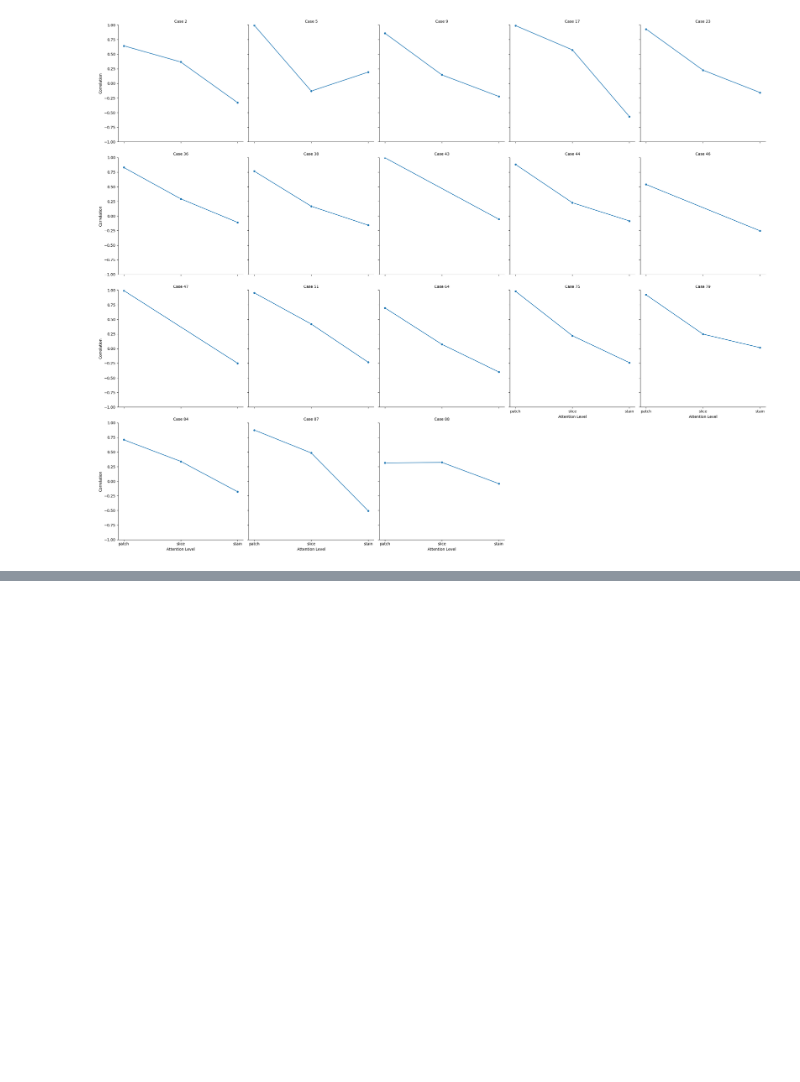
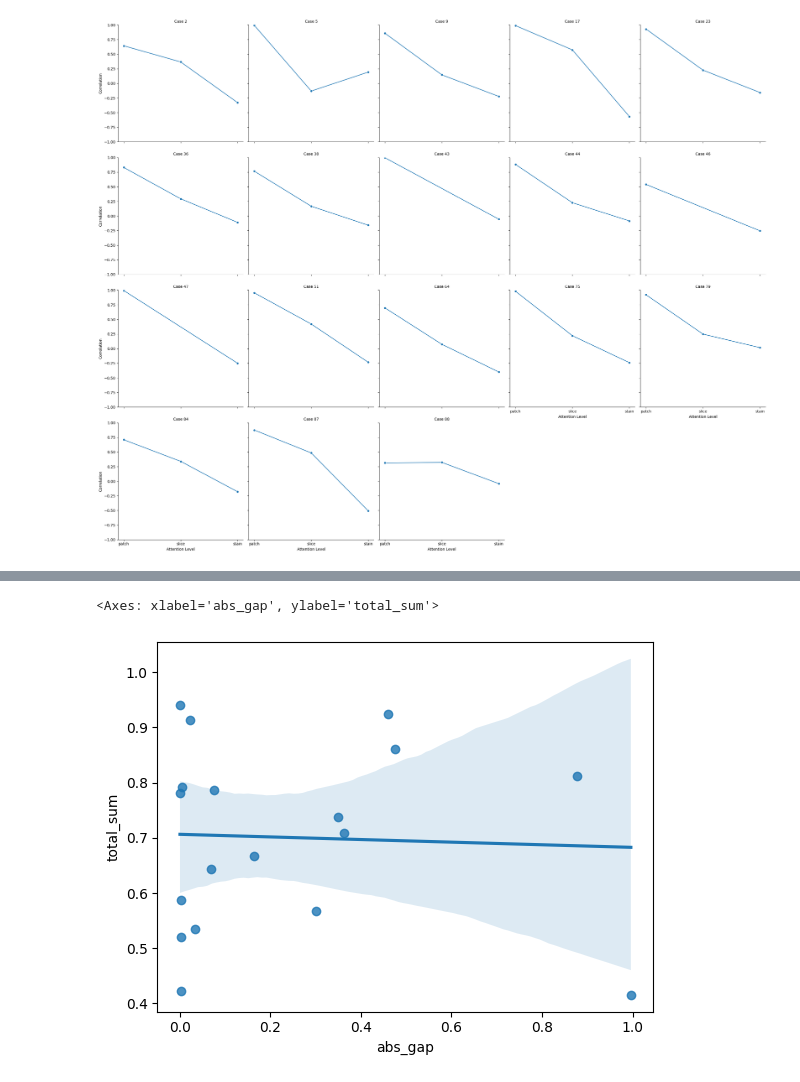
Before and after one commit to arvindkrishna87/STAT390_CMIL_Fall2025, a Jupyter notebook: Code/MIL/MIL_trainer_17Nov_Luna/visualize_predictions.ipynb, the cells around one changed output, grey strips where cells are left out. Drawn from its saved outputs; the diff is of its cells as text; code cells hidden in the pictures; blank space fills up the shorter version.

```diff
--- a/Code/MIL/MIL_trainer_17Nov_Luna/visualize_predictions.ipynb
+++ b/Code/MIL/MIL_trainer_17Nov_Luna/visualize_predictions.ipynb
@@ -342,0 +366,5 @@ plt.show()
+# %%
+sns.regplot(data=plot_df, x='abs_gap', y='total_sum')
+# %% [output]
+<Axes: xlabel='abs_gap', ylabel='total_sum'>
+[figure, added]
```
Also changed, not shown: parts of 3 cells of this notebook, 10 other files.
